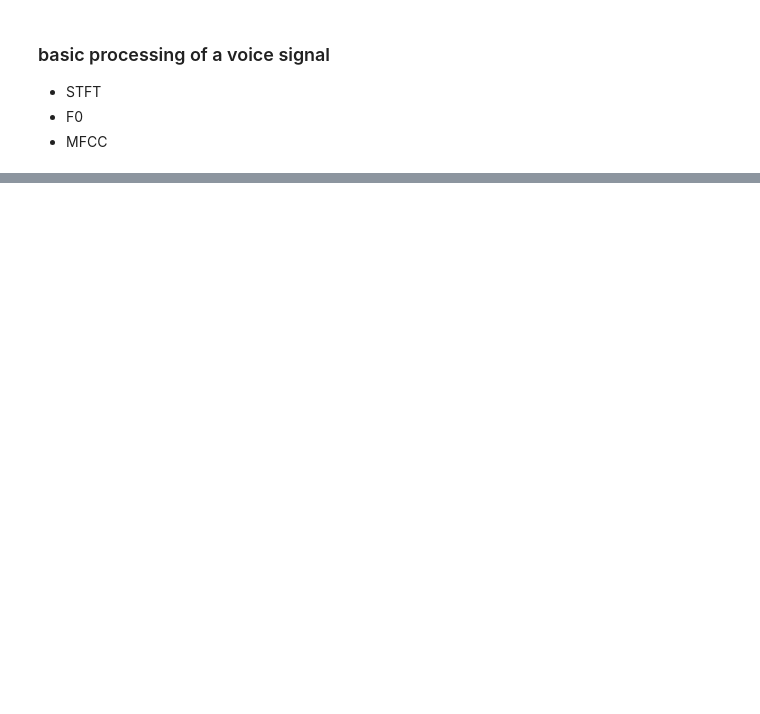
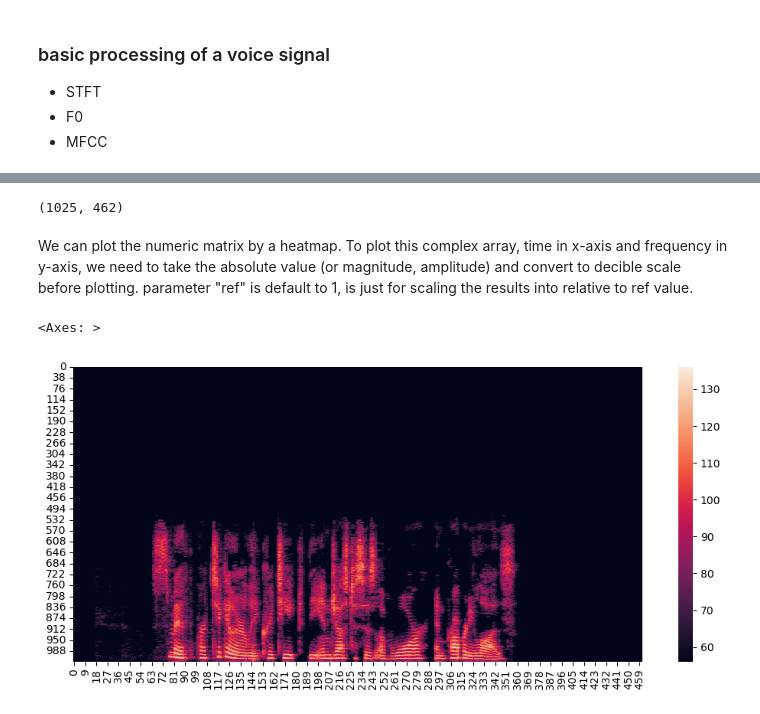
Before and after one commit to yingli/math485, a Jupyter notebook: sample_code/voice_data/voice_data_03_processing.ipynb, the cells around one changed output, grey strips where cells are left out. Saved outputs shown, nothing was run; the diff lists cells and outputs as text; code cells hidden in the pictures; blank space fills up the shorter version.

Commit message:
sample code for lecture 17 voice data processing and features

```diff
--- a/sample_code/voice_data/voice_data_03_processing.ipynb
+++ b/sample_code/voice_data/voice_data_03_processing.ipynb
@@ -195,0 +98,7 @@ fig.colorbar(img, ax=ax, format="%+2.0f dB")
+# %%
+x, sr = librosa.load(data_dir+voice_clip_meta_data.iloc[0].path,sr=None) # native sample rate
+print(sr, get_f0_stats(x,sr)) # matching sample rate
+x, sr = librosa.load(data_dir+voice_clip_meta_data.iloc[0].path) # resampled to 22050 by librosa default
+print(sr, get_f0_stats(x,sr)) # default 22050
+x, sr = librosa.load(data_dir+audiofile[4],sr=None) #native sample rate
+print(sr, get_f0_stats(x,sr=22050)) # mismatch sample rate, the clip has sample rate 32000
@@ -195,0 +109,7 @@ fig.colorbar(img, ax=ax, format="%+2.0f dB")
+# %%
+x, sr = librosa.load(data_dir+audiofile[4],sr=None) # native sample rate
+print(sr, get_f0_stats(x,sr)) # matching sample rate
+x, sr = librosa.load(data_dir+audiofile[4]) # resampled to 22050 by librosa default
+print(sr, get_f0_stats(x,sr)) # default 22050
+x, sr = librosa.load(data_dir+audiofile[4],sr=None) #native sample rate
+print(sr, get_f0_stats(x,sr=22050)) # mismatch sample rate, the clip has sample rate 32000
@@ -195,0 +120,3 @@ fig.colorbar(img, ax=ax, format="%+2.0f dB")
+# %%
+x, sr = librosa.load(data_dir+audiofile[4],sr=None)
+print(x.shape, sr)
@@ -195,0 +171,4 @@ fig.colorbar(img, ax=ax, format="%+2.0f dB")
+# %%
+x, sr = librosa.load(data_dir+audiofile[4],sr=None)
+X = librosa.stft(x)
+X.shape, type(X[0,0]), X.shape[0] == 1 + 2048/2, X.shape[1] * (2048/4),  x.shape[0]/512
@@ -195,0 +200,11 @@ fig.colorbar(img, ax=ax, format="%+2.0f dB")
+# %%
+abs(X).shape
+# %% [output]
+(1025, 462)
+# %% [markdown]
+We can plot the numeric matrix by a heatmap. To plot this complex array, time in x-axis and frequency in y-axis, we need to take the absolute value (or magnitude, amplitude) and convert to decible scale before plotting. parameter "ref" is default to 1, is just for scaling the results into relative to ref value.
+# %%
+sns.heatmap(np.flip(librosa.amplitude_to_db(abs(X),ref=np.min), axis =0))
+# %% [output]
+<Axes: >
+[figure, added]
```
Also changed, not shown: parts of 98 cells of this notebook.
